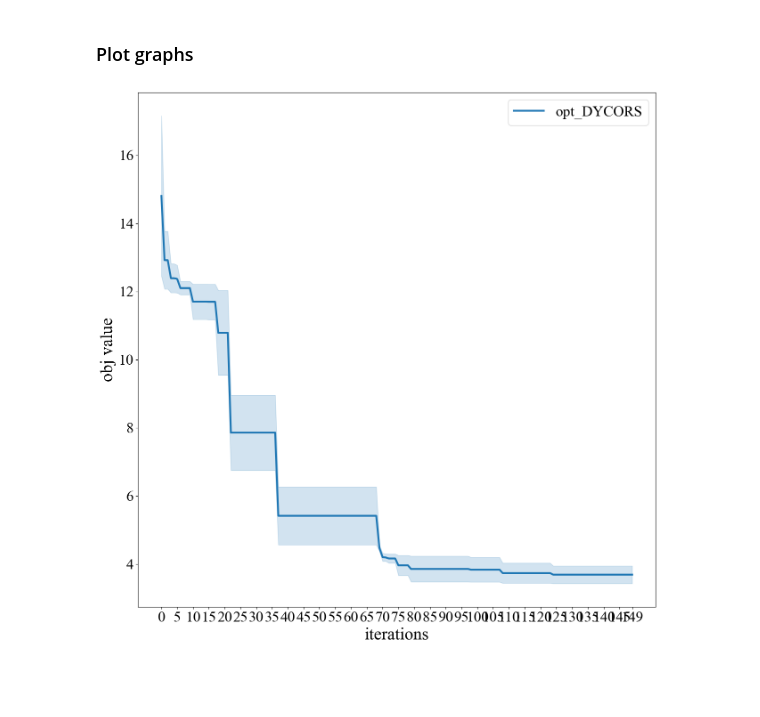
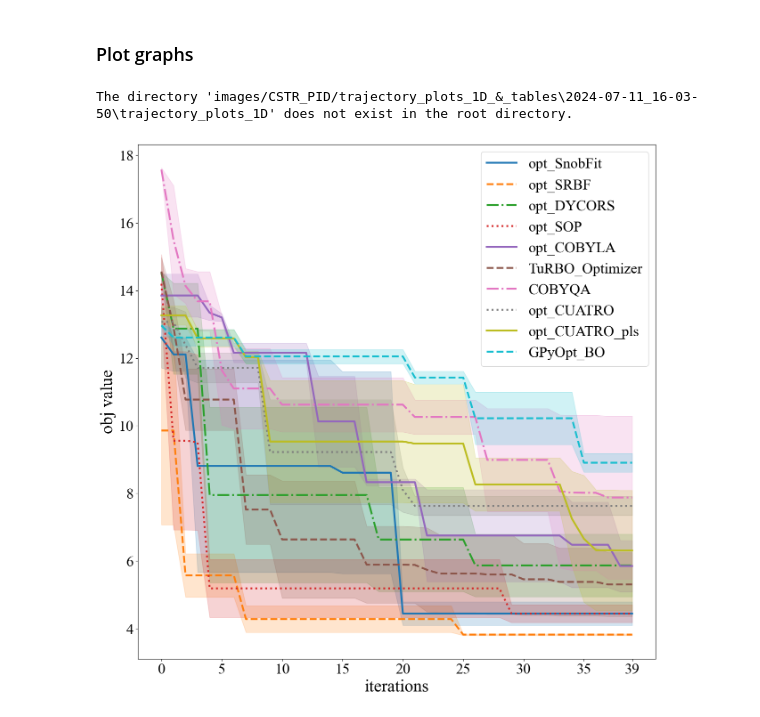
Before and after one commit to OptiMaL-PSE-Lab/DDO-4-ChemEng, a Jupyter notebook: Benchmarking/01_unconstrained/04_CSTR_PID_uncon_quantitative_benchmarking.ipynb, the cells around one changed output. Saved outputs shown, nothing was run; the diff lists cells and outputs as text; code cells hidden in the pictures; blank space fills up the shorter version.

Commit message:
De-bugged CSTR, Implemented plotting of CSTR PID functions in the notebook with Emma's help.

```diff
--- a/Benchmarking/01_unconstrained/04_CSTR_PID_uncon_quantitative_benchmarking.ipynb
+++ b/Benchmarking/01_unconstrained/04_CSTR_PID_uncon_quantitative_benchmarking.ipynb
@@ -46,19 +46,17 @@ from ENTMOOT import *
 home_dir = "images/trajectory_plots_1D_&_tables"
 
 algorithms_test = [
-    # LS_QM_v2, # does not work
-    # opt_SnobFit, # works
-    # opt_SRBF,    # works
-    # opt_DYCORS,  # works
-    # opt_SOP,     # works
-    # opt_COBYLA,  # works
-    # TuRBO_Optimizer, # works
-    # GPyOpt_BO,  # works
-    # COBYQA,     # does not work
-    # opt_CUATRO,
-    # opt_CUATRO_pls,
-    # BO_np_scipy,   # does not work
-    # opt_ENTMOOT, # does not work
+    opt_SnobFit,
+    opt_SRBF,
+    opt_DYCORS,
+    opt_SOP,
+    opt_COBYLA,
+    TuRBO_Optimizer,
+    COBYQA,
+    opt_CUATRO,
+    opt_CUATRO_pls,
+    GPyOpt_BO
+    # took ENTMOOT and our implementation of BO (BO_np_scipy) and LS_QM_V2 out
 ]
 
 functions_test = ["cstr_pid_f"]
@@ -76,18 +74,19 @@ start_ = [
     15,
 ]  # starting points on the trajectory of the algorithm on the test function
 
-reps = 1
+reps = 10
 
 f_eval_l = [
     # 20,
     # 50,
-    150,
+    40,
 ]  # These are the number of function evaluations (length of trajectory) foreach run in reps. The number depends on the input dimension N_x_l
 
 home_dir  = 'images/CSTR_PID/trajectory_plots_1D_&_tables'
+SafeData = True
 # %%
 info, trajectories, timestamp = ML4CE_uncon_eval(
-    N_x_l, f_eval_l, functions_test, algorithms_test, reps, home_dir, SafeData=False
+    N_x_l, f_eval_l, functions_test, algorithms_test, reps, home_dir, SafeData=SafeData
 )
 # %% [output]
 =====================  cstr_pid_f D32
@@ -125,12 +144,13 @@ ML4CE_uncon_table_plot(
 # %%
 ML4CE_uncon_graph_abs(
     trajectories,
     algorithms_test,
     functions_test,
     N_x_l,
     home_dir,
     timestamp,
-    SafeFig=False,
+    SafeFig=SafeData,
 )
 # %% [output]
+The directory 'images/CSTR_PID/trajectory_plots_1D_&_tables\2024-07-11_16-03-50\trajectory_plots_1D' does not exist in the root directory.
-[figure, old version]
+[figure, new version]
```
Also changed, not shown: parts of 6 cells of this notebook, 11 other files.
